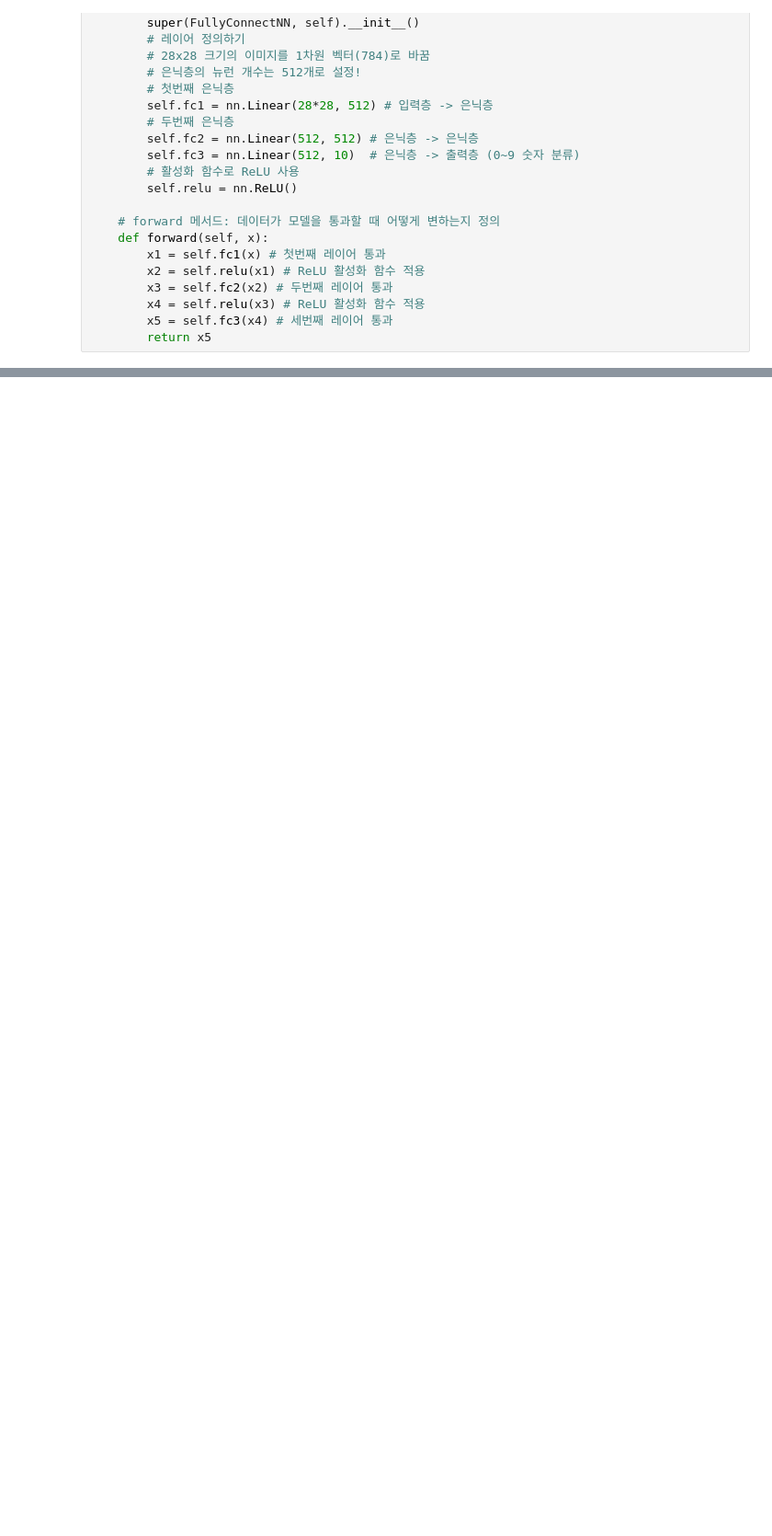
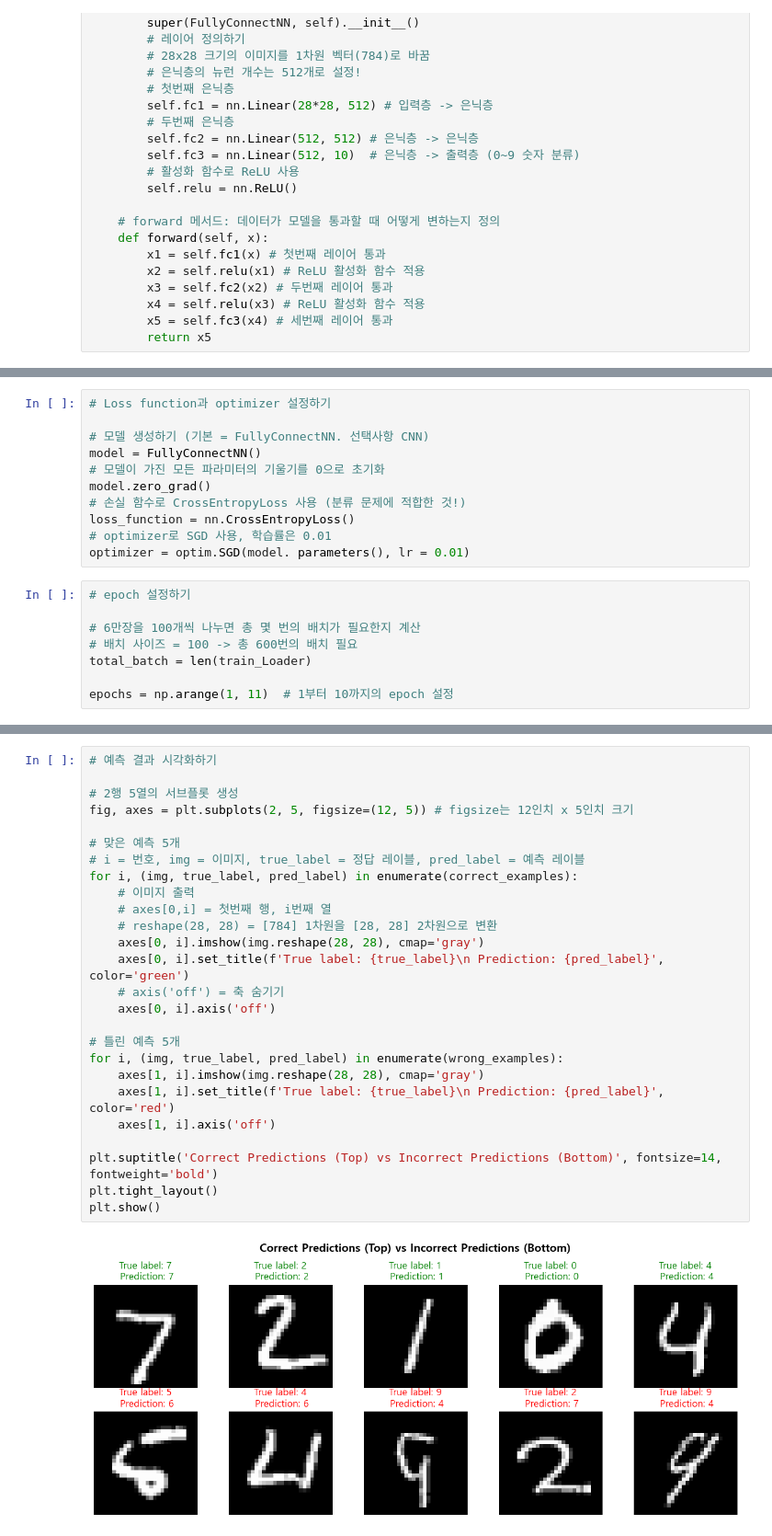
Before and after one commit to HaramNamgung/MNIST-dataset-Training-and-Inference, a Jupyter notebook: MNIST Dataset.ipynb, the cells around one changed output, grey strips where cells are left out. Shown at 92% size. Drawn from its saved outputs; the diff is of its cells as text; blank space fills up the shorter version.

Commit message:
Training and inferecne, 결과 표시

```diff
--- a/MNIST Dataset.ipynb
+++ b/MNIST Dataset.ipynb
@@ -152,3 +116,22 @@ batch = 100
 # DataLoader로 데이터셋 불러오기
 train_Loader = DataLoader(dataset=dataset1, batch_size = batch, shuffle = True)
 test_Loader = DataLoader(dataset=dataset2, batch_size = batch, shuffle = False)
+# %%
+# Loss function과 optimizer 설정하기
+
+# 모델 생성하기 (기본 = FullyConnectNN. 선택사항 CNN)
+model = FullyConnectNN()
+# 모델이 가진 모든 파라미터의 기울기를 0으로 초기화
+model.zero_grad()
+# 손실 함수로 CrossEntropyLoss 사용 (분류 문제에 적합한 것!)
+loss_function = nn.CrossEntropyLoss()
+# optimizer로 SGD 사용, 학습률은 0.01
+optimizer = optim.SGD(model. parameters(), lr = 0.01)
+# %%
+# epoch 설정하기
+
+# 6만장을 100개씩 나누면 총 몇 번의 배치가 필요한지 계산
+# 배치 사이즈 = 100 -> 총 600번의 배치 필요
+total_batch = len(train_Loader)
+
+epochs = np.arange(1, 11)  # 1부터 10까지의 epoch 설정
@@ -154,0 +211,28 @@ test_Loader = DataLoader(dataset=dataset2, batch_size = batch, shuffle = False)
+# %%
+# 예측 결과 시각화하기
+
+# 2행 5열의 서브플롯 생성
+fig, axes = plt.subplots(2, 5, figsize=(12, 5)) # figsize는 12인치 x 5인치 크기
+
+# 맞은 예측 5개
+# i = 번호, img = 이미지, true_label = 정답 레이블, pred_label = 예측 레이블
+for i, (img, true_label, pred_label) in enumerate(correct_examples):
+    # 이미지 출력
+    # axes[0,i] = 첫번째 행, i번째 열
+    # reshape(28, 28) = [784] 1차원을 [28, 28] 2차원으로 변환
+    axes[0, i].imshow(img.reshape(28, 28), cmap='gray')
+    axes[0, i].set_title(f'True label: {true_label}\n Prediction: {pred_label}', color='green')
+    # axis('off') = 축 숨기기
+    axes[0, i].axis('off')
+
+# 틀린 예측 5개
+for i, (img, true_label, pred_label) in enumerate(wrong_examples):
+    axes[1, i].imshow(img.reshape(28, 28), cmap='gray')
+    axes[1, i].set_title(f'True label: {true_label}\n Prediction: {pred_label}', color='red')
+    axes[1, i].axis('off')
+
+plt.suptitle('Correct Predictions (Top) vs Incorrect Predictions (Bottom)', fontsize=14, fontweight='bold')
+plt.tight_layout()
+plt.show()
+# %% [output]
+[figure, added]
```
Also changed, not shown: parts of 5 cells of this notebook.
